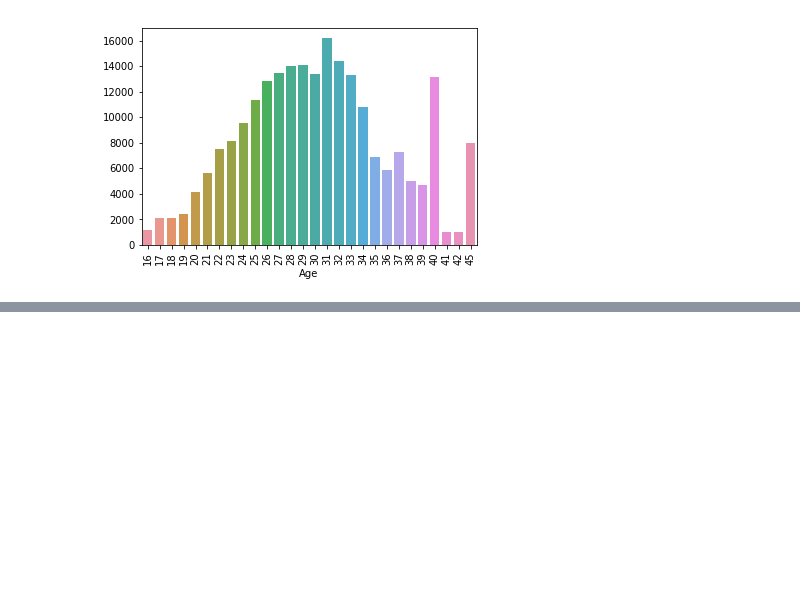
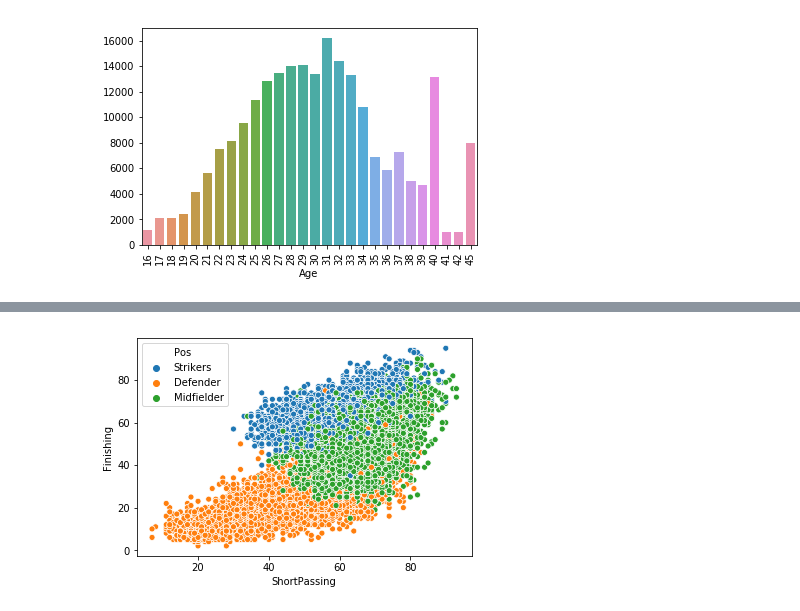
Before and after one commit to Sette/fifa_dataset, a Jupyter notebook: Xgboost_fifa.ipynb, the cells around one changed output, grey strips where cells are left out. Saved outputs shown, nothing was run; the diff lists cells and outputs as text; code cells hidden in the pictures; blank space fills up the shorter version.

```diff
--- a/Xgboost_fifa.ipynb
+++ b/Xgboost_fifa.ipynb
@@ -71,0 +106,4 @@ Text(0.5, 0, 'Average score for racing games by platform')
+# %%
+ax = sns.scatterplot(x="ShortPassing", y="Finishing", hue="Pos",data=df)
+# %% [output]
+[figure, added]
```
Also changed, not shown: parts of 9 cells of this notebook, 1 other file.
